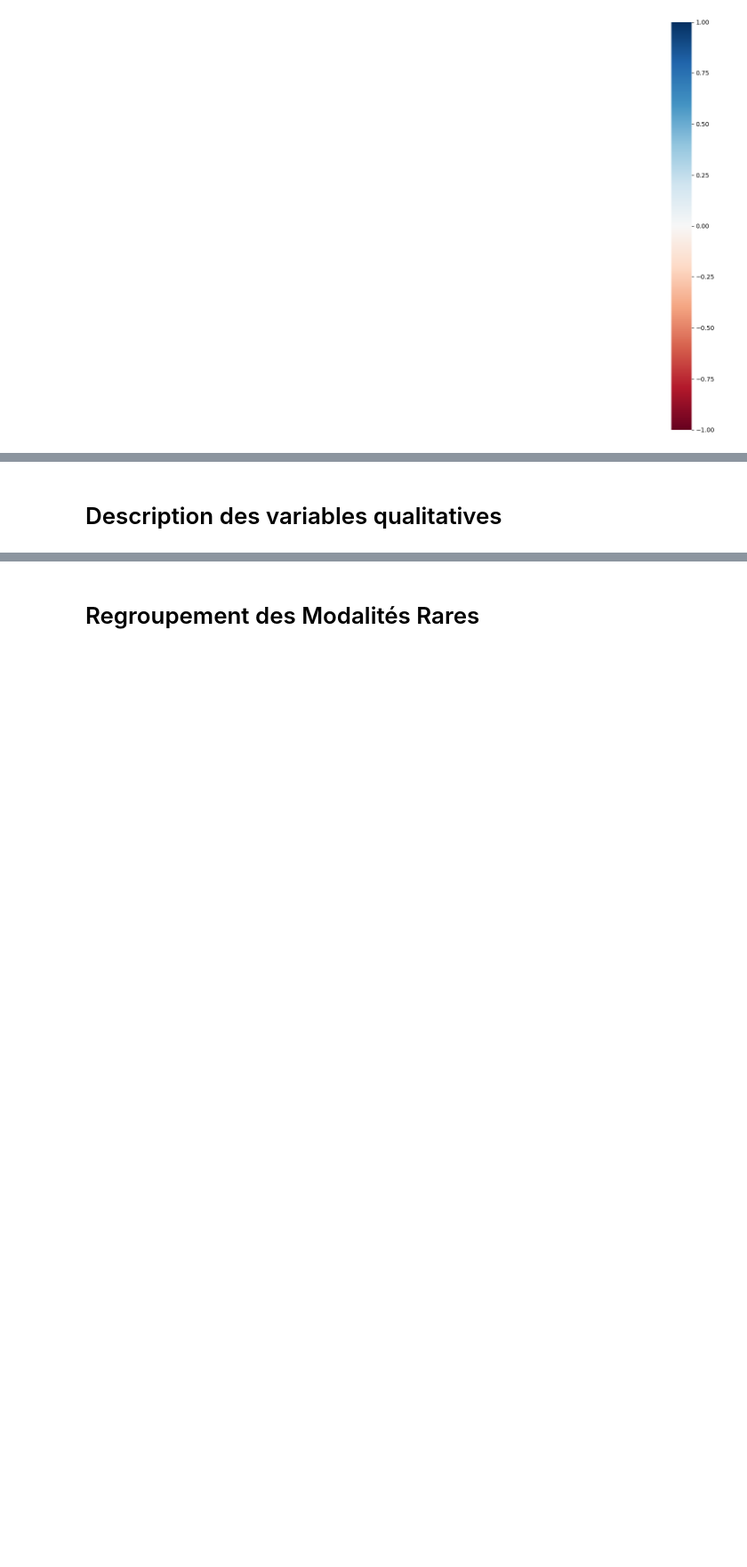
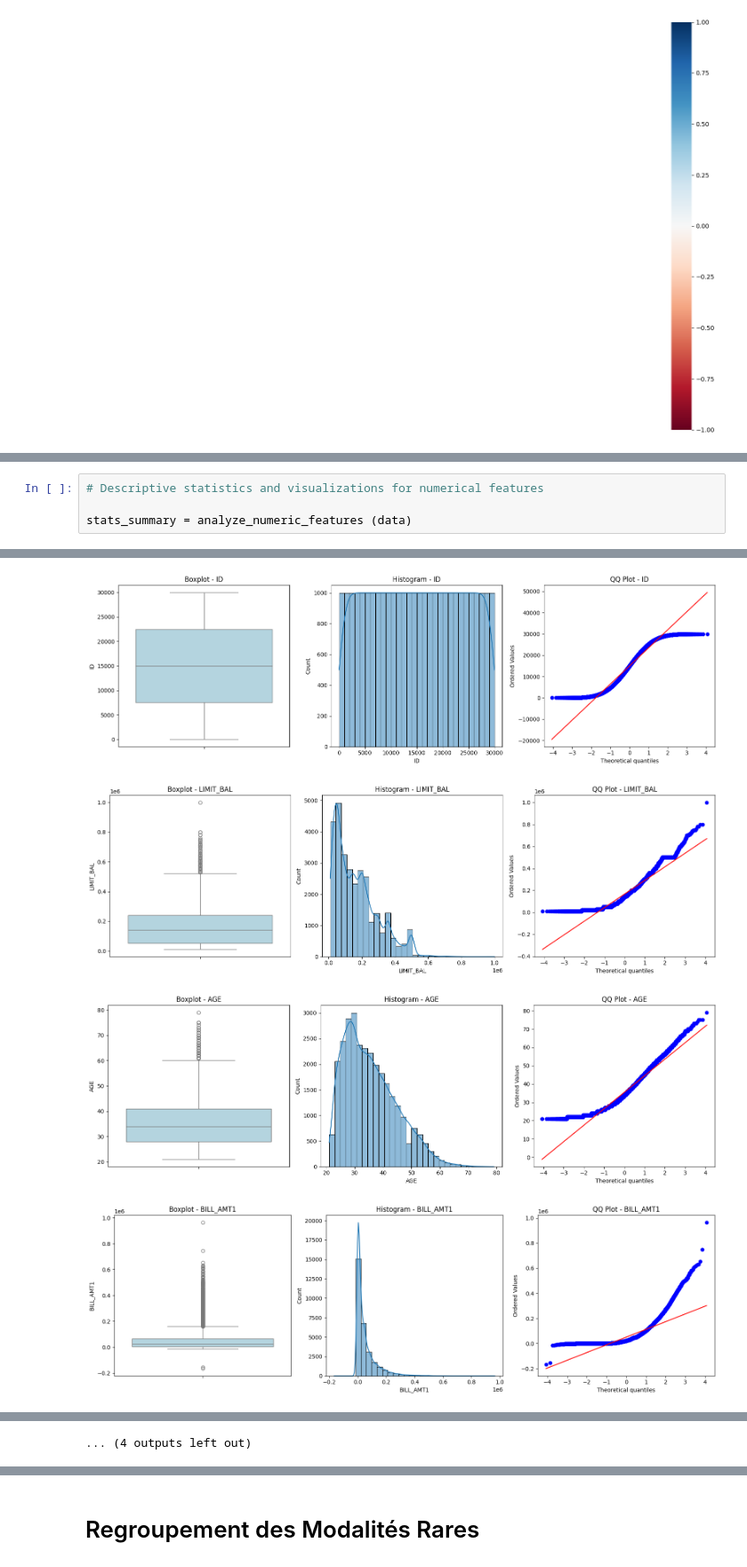
Before and after one commit to ladijadi/Projet_Scoring, a Jupyter notebook: 1_credit_scoring_problem_definition.ipynb, the cells around one changed output, grey strips where cells are left out. Shown at 89% size. Drawn from its saved outputs; the diff is of its cells as text; blank space fills up the shorter version.

```diff
--- a/1_credit_scoring_problem_definition.ipynb
+++ b/1_credit_scoring_problem_definition.ipynb
@@ -248,2 +213,5 @@ PAY_AMT6     1500.0    4000.00   528666.0    1500.0
-# %% [markdown]
-# Description des variables qualitatives
+# %%
+# Descriptive statistics and visualizations for numerical features
+
+stats_summary = analyze_numeric_features (data)
+# %% [output]
@@ -249,0 +234,4 @@ PAY_AMT6     1500.0    4000.00   528666.0    1500.0
+[figure, added]
+[figure, added]
+[figure, added]
+[figure, added]
@@ -249,0 +245 @@ PAY_AMT6     1500.0    4000.00   528666.0    1500.0
+... (4 outputs left out)
```
Also changed, not shown: parts of 28 cells of this notebook.
